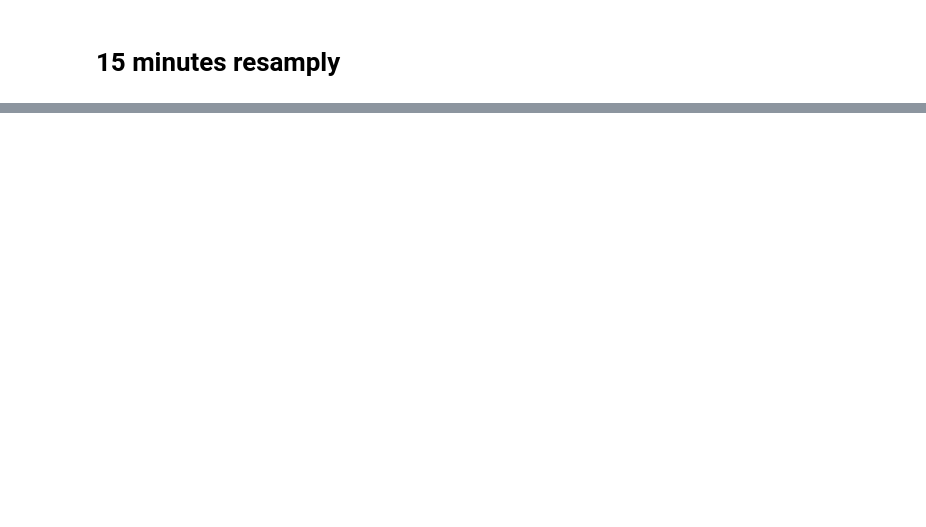
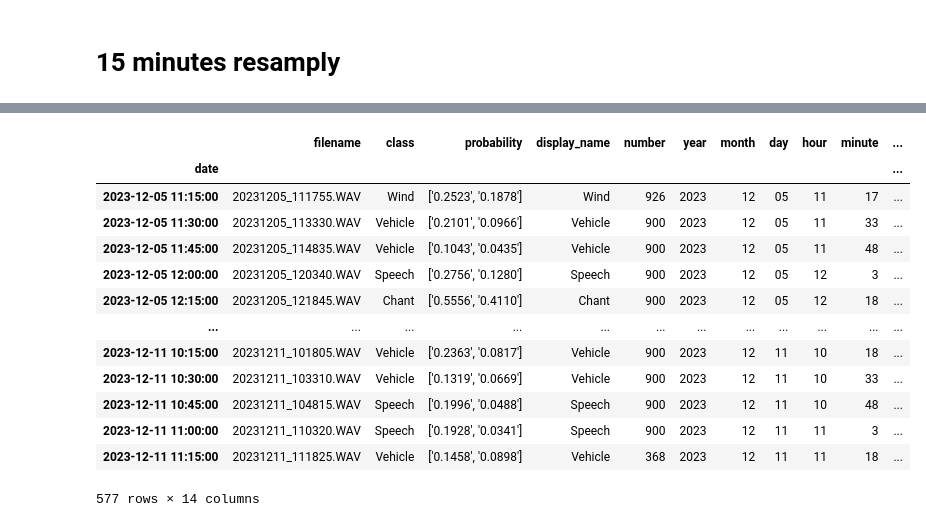
Before and after one commit to aacacustica/Audio_Processing, a Jupyter notebook: AI_Model/Urban_Model/Visualization/predictions_map.ipynb, the cells around one changed output, grey strips where cells are left out. Saved outputs shown, nothing was run; the diff lists cells and outputs as text; code cells hidden in the pictures; blank space fills up the shorter version.

```diff
--- a/AI_Model/Urban_Model/Visualization/predictions_map.ipynb
+++ b/AI_Model/Urban_Model/Visualization/predictions_map.ipynb
@@ -597,0 +389,34 @@ No data for the 19th day in Year: 2024, Month: 1 within the specified time range
+# %%
+resampled_df = df.resample('15min').agg({
+    'filename': 'first',  # Taking the first filename in each bin
+    'class': 'first',  # Taking the first class in each bin
+    'probability': 'first',  # Custom handling might be needed
+    'display_name': 'first',  # Taking the first display name in each bin
+    'number': 'sum',  # Summing up the numbers in each bin
+    'year': 'first',
+    'month': 'first',
+    'day': 'first',
+    'hour': 'first',
+    'minute': 'first',
+    'second': 'first',
+    'weekday': 'first',
+    'fullday': 'first',
+    'mapped_class': 'first'
+})
+
+resampled_df
+# %% [output]
+|  | filename | class | probability | display_name | number | year | month | day | hour | minute | ... |
+| date |  |  |  |  |  |  |  |  |  |  | ... |
+| 2023-12-05 11:15:00 | 20231205_111755.WAV | Wind | ['0.2523', '0.1878'] | Wind | 926 | 2023 | 12 | 05 | 11 | 17 | ... |
+| 2023-12-05 11:30:00 | 20231205_113330.WAV | Vehicle | ['0.2101', '0.0966'] | Vehicle | 900 | 2023 | 12 | 05 | 11 | 33 | ... |
+| 2023-12-05 11:45:00 | 20231205_114835.WAV | Vehicle | ['0.1043', '0.0435'] | Vehicle | 900 | 2023 | 12 | 05 | 11 | 48 | ... |
+| 2023-12-05 12:00:00 | 20231205_120340.WAV | Speech | ['0.2756', '0.1280'] | Speech | 900 | 2023 | 12 | 05 | 12 | 3 | ... |
+| 2023-12-05 12:15:00 | 20231205_121845.WAV | Chant | ['0.5556', '0.4110'] | Chant | 900 | 2023 | 12 | 05 | 12 | 18 | ... |
+| ... | ... | ... | ... | ... | ... | ... | ... | ... | ... | ... | ... |
+| 2023-12-11 10:15:00 | 20231211_101805.WAV | Vehicle | ['0.2363', '0.0817'] | Vehicle | 900 | 2023 | 12 | 11 | 10 | 18 | ... |
+| 2023-12-11 10:30:00 | 20231211_103310.WAV | Vehicle | ['0.1319', '0.0669'] | Vehicle | 900 | 2023 | 12 | 11 | 10 | 33 | ... |
+| 2023-12-11 10:45:00 | 20231211_104815.WAV | Speech | ['0.1996', '0.0488'] | Speech | 900 | 2023 | 12 | 11 | 10 | 48 | ... |
+| 2023-12-11 11:00:00 | 20231211_110320.WAV | Speech | ['0.1928', '0.0341'] | Speech | 900 | 2023 | 12 | 11 | 11 | 3 | ... |
+| 2023-12-11 11:15:00 | 20231211_111825.WAV | Vehicle | ['0.1458', '0.0898'] | Vehicle | 368 | 2023 | 12 | 11 | 11 | 18 | ... |
+577 rows × 14 columns
```
Also changed, not shown: parts of 18 cells of this notebook, 5 other files.
